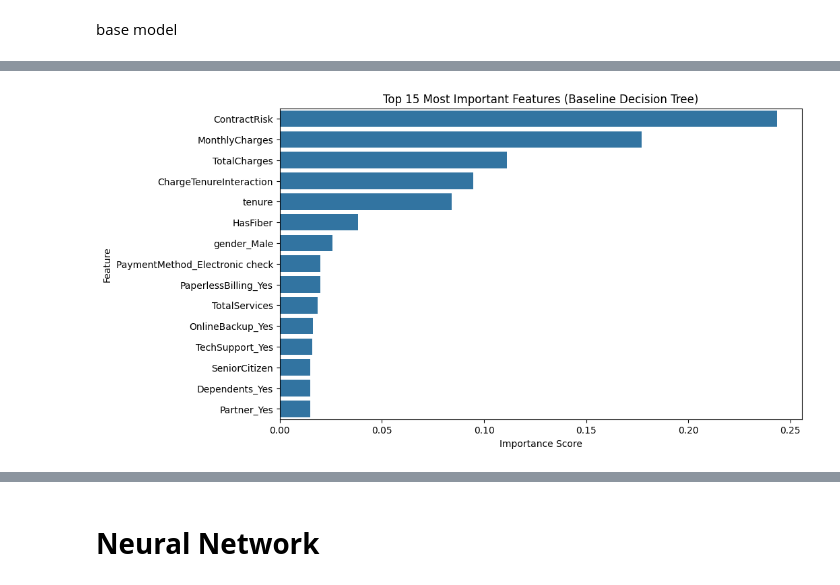
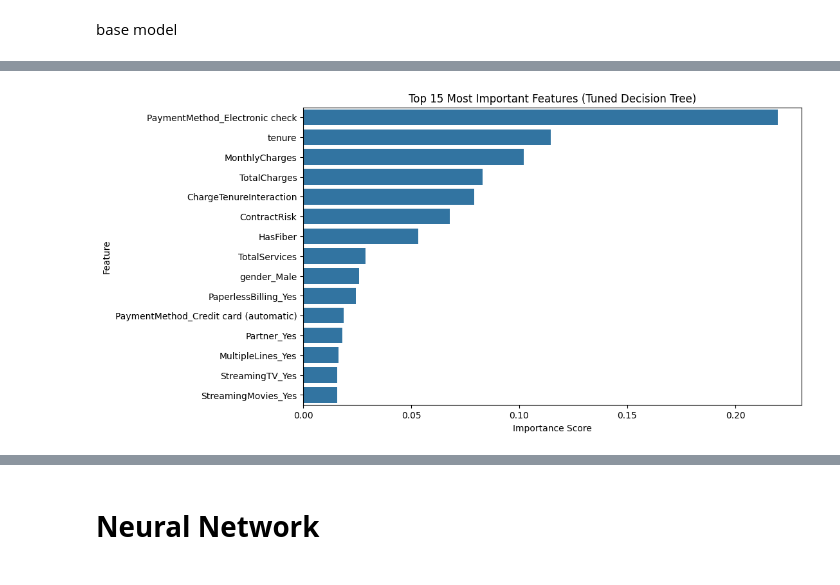
Before and after one commit to Daham-abeyratne/Customer_Churn_Prediction, a Jupyter notebook: costomer_churn_prediciton.ipynb, the cells around one changed output, grey strips where cells are left out. Drawn from its saved outputs; the diff is of its cells as text; code cells hidden in the pictures.

```diff
--- a/costomer_churn_prediciton.ipynb
+++ b/costomer_churn_prediciton.ipynb
@@ -425,3 +425,25 @@ Churn
 0    4130
 1    4130
 Name: count, dtype: int64
+# %%
+# Initialize SelectKBest with mutual_info_classif and k=20
+k_best_selector = SelectKBest(score_func=mutual_info_classif, k=20)
+
+# Fit on the SMOTE-resampled training data and transform it
+X_train_selected = k_best_selector.fit_transform(X_train_resampled, y_train_resampled)
+
+# Transform the test data using the fitted selector
+X_test_selected = k_best_selector.transform(X_test)
+
+# Get the names of the selected features
+selected_feature_indices = k_best_selector.get_support(indices=True)
+selected_features = X_train_resampled.columns[selected_feature_indices]
+
+print("Original X_train_resampled shape:", X_train_resampled.shape)
+print("Selected X_train shape:", X_train_selected.shape)
+print("Original X_test shape:", X_test.shape)
+print("Selected X_test shape:", X_test_selected.shape)
+
+print("\nTop 20 Selected Features:")
+for feature in selected_features:
+    print(feature)
@@ -474,17 +541,17 @@ plt.show()
 # %%
 # Extract feature importances
-importances = dt_baseline.feature_importances_
+importances = dt_model_smote_selected.feature_importances_
 indices = np.argsort(importances)[::-1]
-feature_names = X_train.columns
+feature_names = X_train_selected.columns
 
 plt.figure(figsize=(10,6))
 sns.barplot(
     x=importances[indices][:15],
     y=feature_names[indices][:15]
 )
-plt.title("Top 15 Most Important Features (Baseline Decision Tree)")
+plt.title("Top 15 Most Important Features (Tuned Decision Tree)")
 plt.xlabel("Importance Score")
 plt.ylabel("Feature")
 plt.show()
 # %% [output]
-[figure, old version]
+[figure, new version]
```
Also changed, not shown: parts of 20 cells of this notebook.
